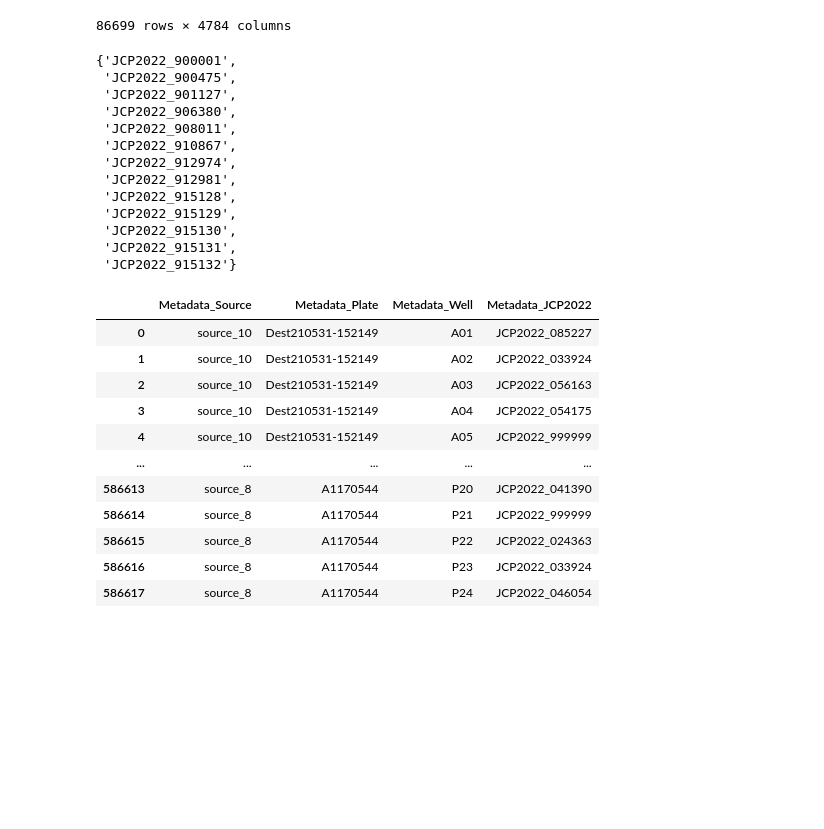
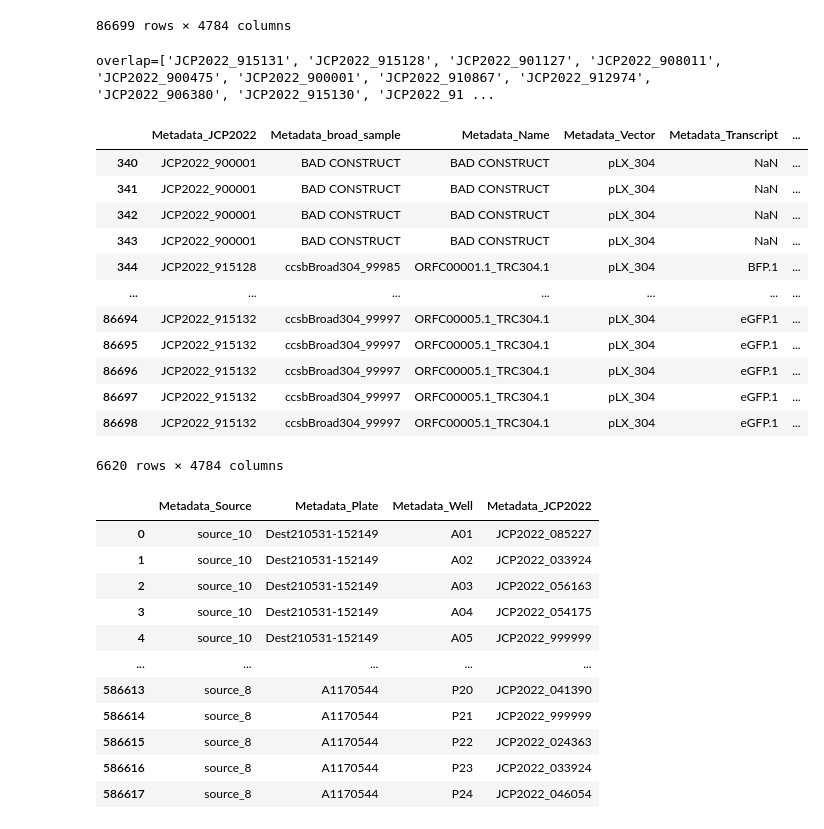
Before and after one commit to broadinstitute/position-effect-correction, a Jupyter notebook: 1.load/1-setup.ipynb, the cells around one changed output. Saved outputs shown, nothing was run; the diff lists cells and outputs as text; code cells hidden in the pictures; blank space fills up the shorter version.

```diff
--- a/1.load/1-setup.ipynb
+++ b/1.load/1-setup.ipynb
@@ -152,23 +213,27 @@ ann_dframe
 # %%
 # check JCP overlap between plates, https://github.com/jump-cellpainting/jump-cellpainting/issues/78#issuecomment-805942281
 
-set(ann_dframe.loc[ann_dframe["Metadata_Plate_Map_Name"] == 'OKA05.06.07.08.A', "Metadata_JCP2022"].unique()).intersection(
+overlap = list(set(ann_dframe.loc[ann_dframe["Metadata_Plate_Map_Name"] == 'OKA05.06.07.08.A', "Metadata_JCP2022"].unique()).intersection(
     set(ann_dframe.loc[ann_dframe["Metadata_Plate_Map_Name"] == 'OAB84.85.86.87.A', "Metadata_JCP2022"].unique())
-)
+))
+print(f"{overlap=}")
+
+ann_dframe.loc[ann_dframe["Metadata_JCP2022"].isin(overlap)]
 # %% [output]
-{'JCP2022_900001',
- 'JCP2022_900475',
- 'JCP2022_901127',
- 'JCP2022_906380',
- 'JCP2022_908011',
- 'JCP2022_910867',
- 'JCP2022_912974',
- 'JCP2022_912981',
- 'JCP2022_915128',
- 'JCP2022_915129',
- 'JCP2022_915130',
- 'JCP2022_915131',
- 'JCP2022_915132'}
+overlap=['JCP2022_915131', 'JCP2022_915128', 'JCP2022_901127', 'JCP2022_908011', 'JCP2022_900475', 'JCP2022_900001', 'JCP2022_910867', 'JCP2022_912974', 'JCP2022_906380', 'JCP2022_915130', 'JCP2022_91 ...
+|  | Metadata_JCP2022 | Metadata_broad_sample | Metadata_Name | Metadata_Vector | Metadata_Transcript | ... |
+| 340 | JCP2022_900001 | BAD CONSTRUCT | BAD CONSTRUCT | pLX_304 | NaN | ... |
+| 341 | JCP2022_900001 | BAD CONSTRUCT | BAD CONSTRUCT | pLX_304 | NaN | ... |
+| 342 | JCP2022_900001 | BAD CONSTRUCT | BAD CONSTRUCT | pLX_304 | NaN | ... |
+| 343 | JCP2022_900001 | BAD CONSTRUCT | BAD CONSTRUCT | pLX_304 | NaN | ... |
+| 344 | JCP2022_915128 | ccsbBroad304_99985 | ORFC00001.1_TRC304.1 | pLX_304 | BFP.1 | ... |
+| ... | ... | ... | ... | ... | ... | ... |
+| 86694 | JCP2022_915132 | ccsbBroad304_99997 | ORFC00005.1_TRC304.1 | pLX_304 | eGFP.1 | ... |
+| 86695 | JCP2022_915132 | ccsbBroad304_99997 | ORFC00005.1_TRC304.1 | pLX_304 | eGFP.1 | ... |
+| 86696 | JCP2022_915132 | ccsbBroad304_99997 | ORFC00005.1_TRC304.1 | pLX_304 | eGFP.1 | ... |
+| 86697 | JCP2022_915132 | ccsbBroad304_99997 | ORFC00005.1_TRC304.1 | pLX_304 | eGFP.1 | ... |
+| 86698 | JCP2022_915132 | ccsbBroad304_99997 | ORFC00005.1_TRC304.1 | pLX_304 | eGFP.1 | ... |
+6620 rows × 4784 columns
 # %%
 # anti join `Metadata_JCP2022` to get the rows in `wells` that are not in `orf`
 wells[~wells.Metadata_JCP2022.isin(orf.Metadata_JCP2022)]
```
Also changed, not shown: parts of 14 cells of this notebook, 6 other files.
